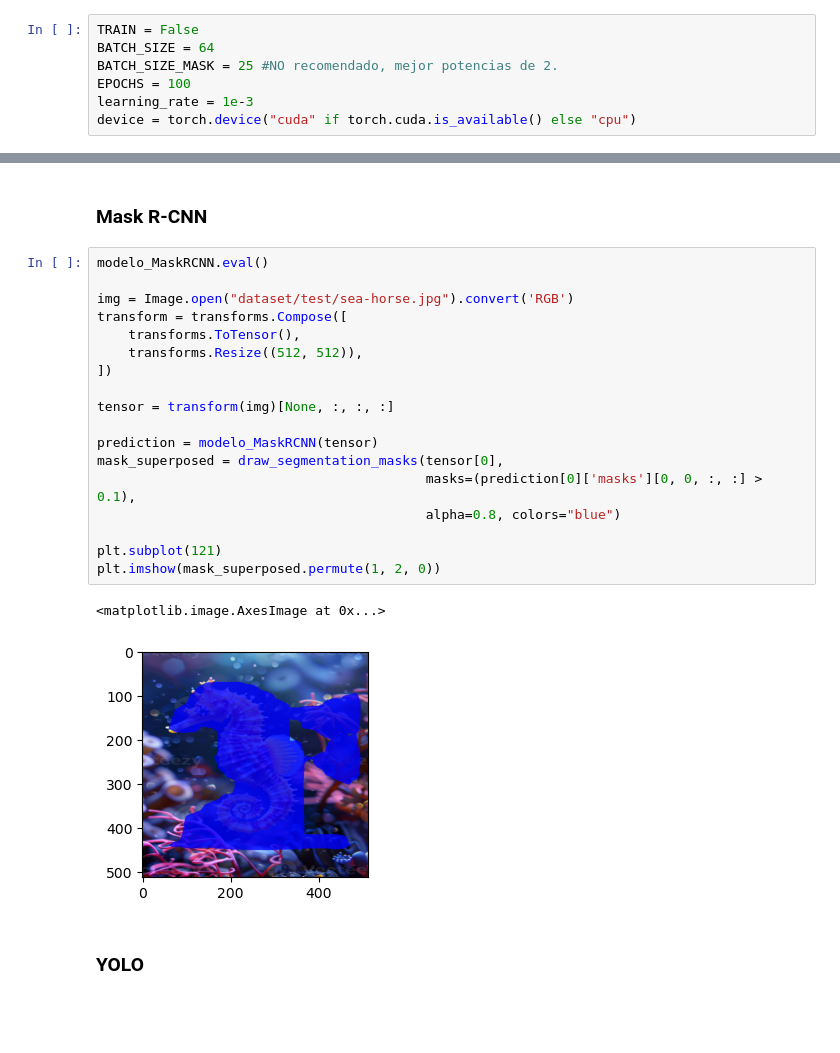
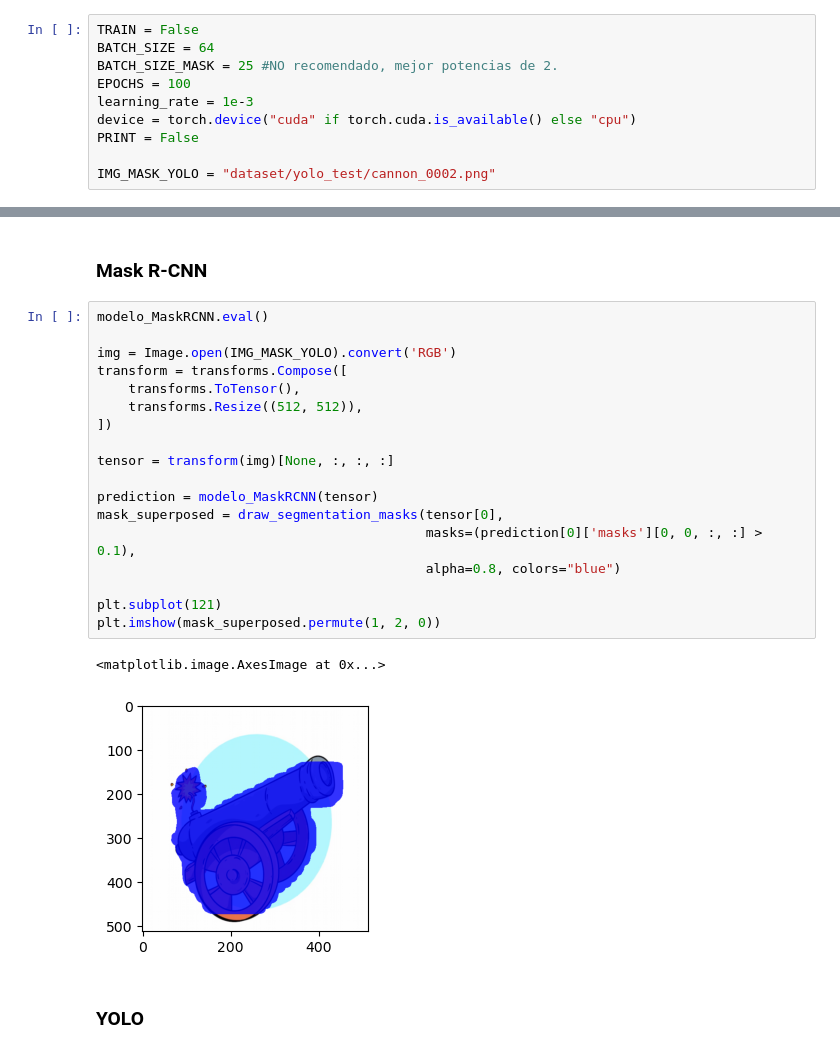
Before and after one commit to RamienM/P2-AA-UIB-CDS, a Jupyter notebook: Practica2.ipynb, the cells around one changed output, grey strips where cells are left out. Saved outputs shown, nothing was run; the diff lists cells and outputs as text; blank space fills up the shorter version.

```diff
--- a/Practica2.ipynb
+++ b/Practica2.ipynb
@@ -82,6 +83,9 @@ BATCH_SIZE_MASK = 25 #NO recomendado, mejor potencias de 2.
 EPOCHS = 100
 learning_rate = 1e-3
 device = torch.device("cuda" if torch.cuda.is_available() else "cpu")
+PRINT = False
+
+IMG_MASK_YOLO = "dataset/yolo_test/cannon_0002.png"
 # %% [markdown]
 # Datos
 
@@ -1070,24 +1086,24 @@ if TRAIN:
 # %%
 modelo_MaskRCNN.eval()
 
-img = Image.open("dataset/test/sea-horse.jpg").convert('RGB')
+img = Image.open(IMG_MASK_YOLO).convert('RGB')
 transform = transforms.Compose([
     transforms.ToTensor(),
     transforms.Resize((512, 512)),
 ])
 
 tensor = transform(img)[None, :, :, :]
 
 prediction = modelo_MaskRCNN(tensor)
 mask_superposed = draw_segmentation_masks(tensor[0],
                                           masks=(prediction[0]['masks'][0, 0, :, :] > 0.1),
                                           alpha=0.8, colors="blue")
 
 plt.subplot(121)
 plt.imshow(mask_superposed.permute(1, 2, 0))
 # %% [output]
 <matplotlib.image.AxesImage at 0x...>
-[figure, old version]
+[figure, new version]
 # %% [markdown]
 ### YOLO
 # %%
```
Also changed, not shown: parts of 32 cells of this notebook, 11 other files.
